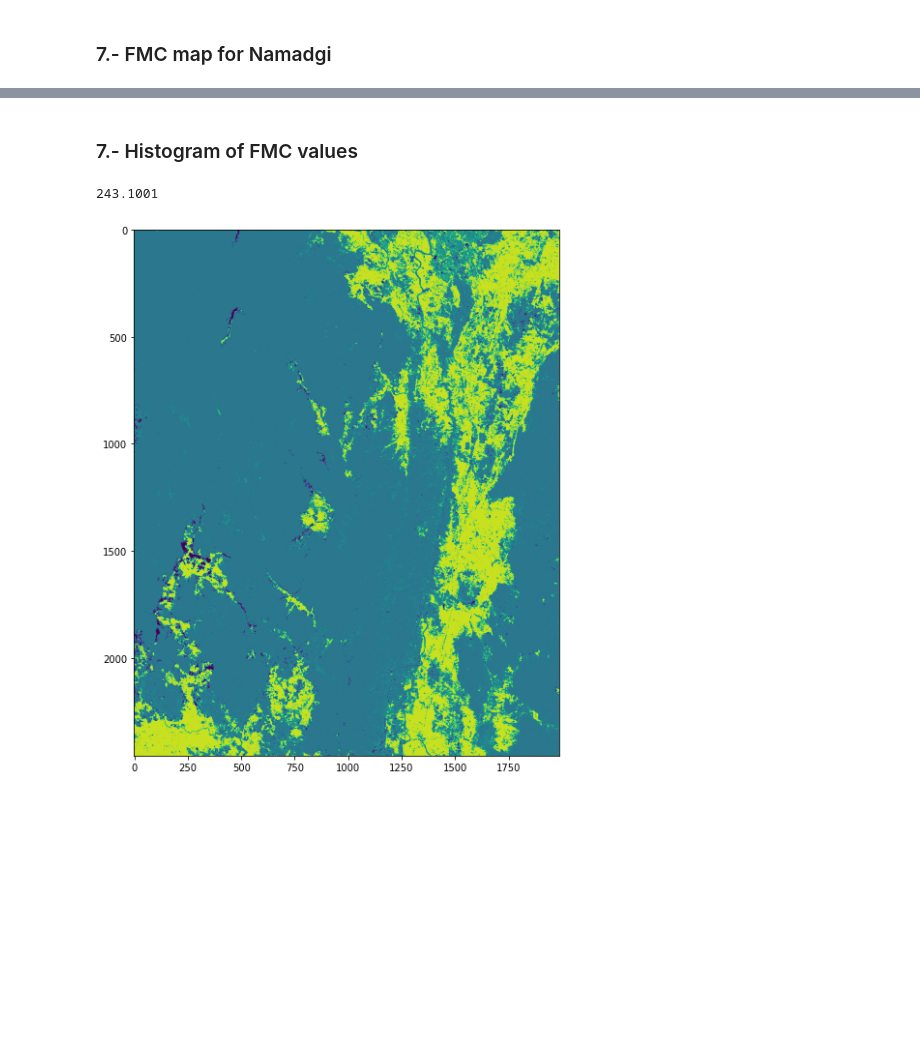
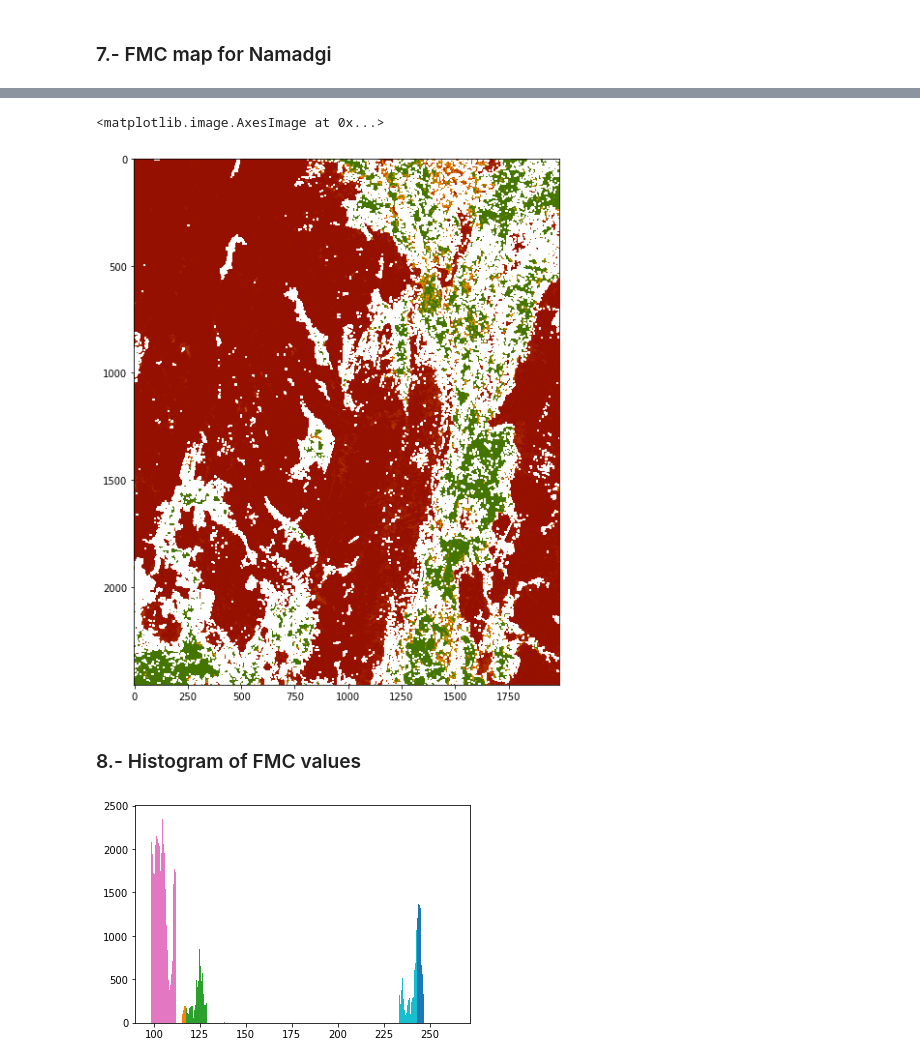
Before and after one commit to ANU-WALD/fmc_sentinel_handover, a Jupyter notebook: Namadgi.ipynb, the cells around one changed output, grey strips where cells are left out. Saved outputs shown, nothing was run; the diff lists cells and outputs as text; code cells hidden in the pictures; blank space fills up the shorter version.

```diff
--- a/Namadgi.ipynb
+++ b/Namadgi.ipynb
@@ -195,7 +177,18 @@ print(canvas[0,-1])
+# %%
+from  matplotlib.colors import LinearSegmentedColormap
+import numpy as np
+
+c = ["darkred","orange","darkgreen"]
+v = [0,.5,1.]
+
+plt.figure(figsize=(10,10))
+plt.imshow(canvas/np.nanmax(canvas), cmap=LinearSegmentedColormap.from_list('rg',list(zip(v,c)), N=256))
+# %% [output]
+<matplotlib.image.AxesImage at 0x...>
+[figure, added]
 # %% [markdown]
-### 7.- Histogram of FMC values
+### 8.- Histogram of FMC values
 # %%
-_ = plt.histogram(canvas)
+_ = plt.hist(canvas[mask==1])
 # %% [output]
-243.1001
-[figure, old version]
+[figure, new version]
```
Also changed, not shown: parts of 4 cells of this notebook.
